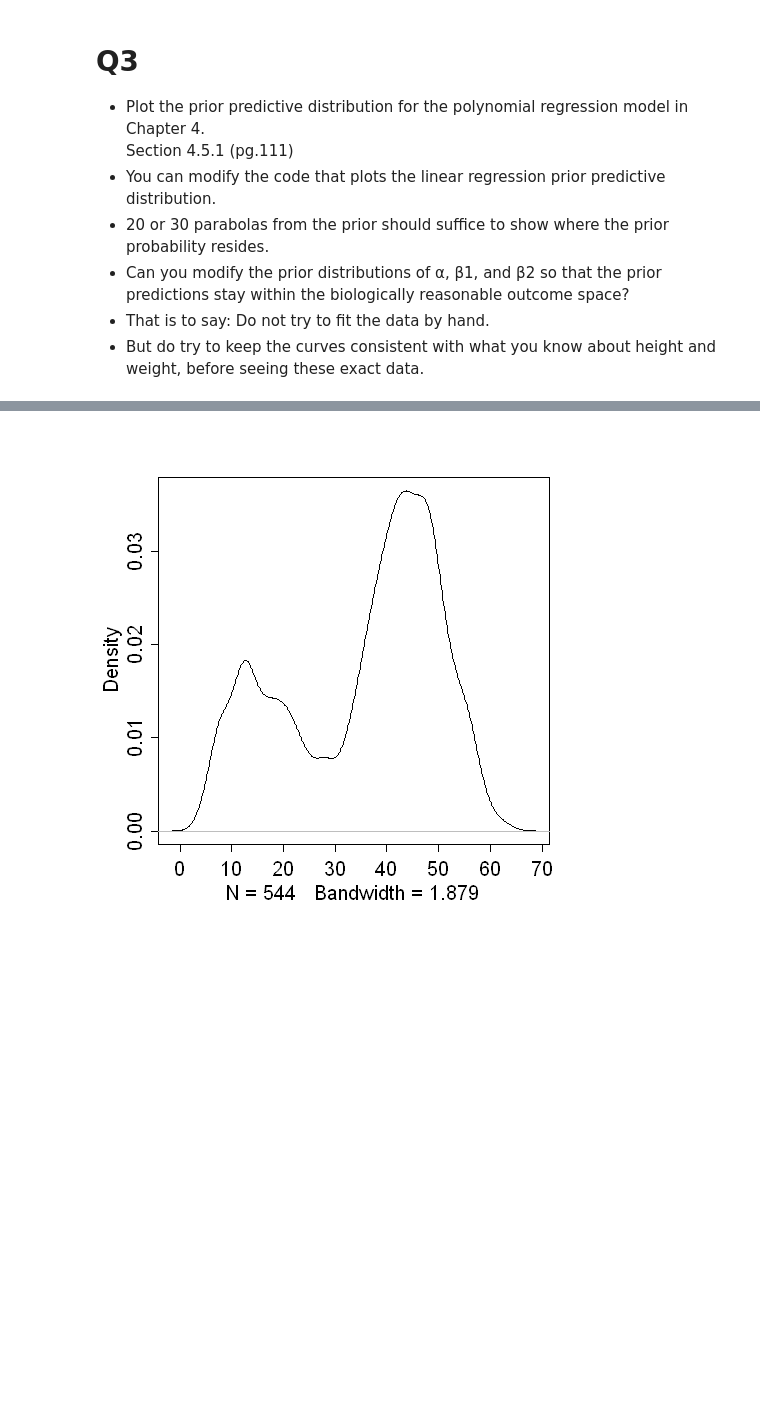
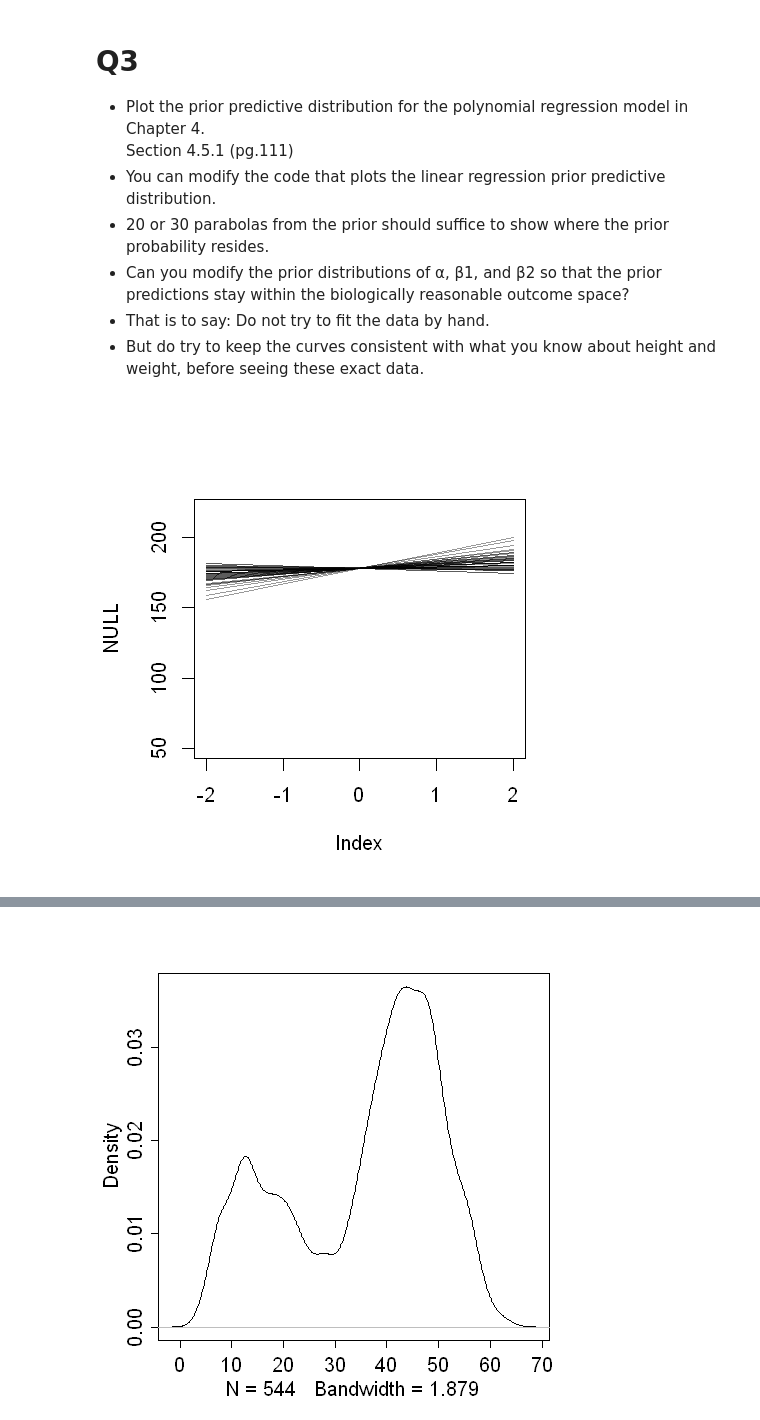
Before and after one commit to hvillamil3/statrethinking_winter2019, a Jupyter notebook: homework/Homework2.ipynb, the cells around one changed output, grey strips where cells are left out. Cells and saved outputs as stored; diff of their text form; code cells hidden in the pictures; blank space fills up the shorter version.

```diff
--- a/homework/Homework2.ipynb
+++ b/homework/Homework2.ipynb
@@ -124,10 +96,12 @@ rev.z.score <- function(x) {(138.263596323529)+x*(20.746888222142)}
 # %%
+# Plots
 plot( individual ~ height , list(
     height = rev.z.score(apply( sim.height , 2 , mean, prob=0.89 )),
     individual = c(1,2,3,4,5)
 ) , col=col.alpha(rangi2,1), xlim=c(120,170),
-     pch = 16 )
-for ( i in 1:5 )
+     pch = 16, main='individual ~ height')
+# extra remove brackets
+[for ( i in 1:5 )
     lines(x=c(rev.z.score(apply( sim.height , 2 , PI,  prob=0.89 )[i+(i-1)]),
               rev.z.score(apply( sim.height , 2 , PI,  prob=0.89 )[i+i])),
           y=c(i,i), lwd = 2 )
@@ -142,5 +116,5 @@ for ( i in 1:5 )
            lty=2,
            col=ifelse((i+(i-1)) %% 2 ==0,'blue','green'),
            lwd=0)
-abline(v = mean(d$height), col='red', lty=2, lwd=2)
+abline(v = mean(d$height), col='red', lty=2, lwd=2)]
 # %% [output]
@@ -263,13 +191,23 @@ abline(v = mean(d$height), col='red', lty=2, lwd=2)
 # %%
+# Plot 2 (zoom in)
 seq.w <- seq(3, 64, 1)
 
 sim.height_vs_data <- sim( model1 ,
-                          data = list(weight=z_score_log(log(seq.w))))
+                          data = list(log_weight=z_score_log(log(seq.w))))
 
-mu.height <- link(model1 , data = list(weight=z_score_log(log(seq.w))))
+mu.height <- link(model1 , data = list(log_weight=z_score_log(log(seq.w))))
 
 mu <- inv_z_score_log(apply( mu.height , 2 , mean ))
 
 mu.PI <- inv_z_score_log(apply( mu.height , 2 , PI, prob=0.89 ))
 
 height.PI <- inv_z_score_log(apply( sim.height_vs_data , 2 , PI, prob=0.89 ))
+
+plot(d$height~d$log_weight,
+     col=col.alpha(rangi2,0.5),
+     xlim=range(20,26),
+     ylim=range(110,130)
+    )
+lines(seq.w, mu )
+shade(mu.PI, seq.w )
+shade(height.PI, seq.w )
@@ -309,3 +234,27 @@ predictions stay within the biologically reasonable outcome space?
 - That is to say: Do not try to fit the data by hand.
 - But do try to keep the curves consistent with what you know about height and weight,
 before seeing these exact data.
+# %%
+library(rethinking)
+data(Howell1)
+d <- Howell1
+d$weight_s <- ( d$weight - mean(d$weight) )/sd(d$weight)
+d$weight_s2 <- d$weight_s^2
+m4.5 <- quap(
+alist(
+height ~ dnorm( mu , sigma ) ,
+mu <- a + b1*weight_s + b2*weight_s2 ,
+a ~ dnorm( 178 , 20 ) ,
+b1 ~ dlnorm( 0 , 1 ) ,
+b2 ~ dnorm( 0 , 1 ) ,
+sigma ~ dunif( 0 , 50 )
+) ,
+data=d )
+
+set.seed(10)
+prior <- extract.prior( m4.5 )
+mu <- link( m4.5 , post=prior , data=list( a=c(178,178), weight_s=c(-3,3), weight_s2=c(-3,3)))
+plot( NULL , xlim=c(-2,2) , ylim=c(50,220) )
+for ( i in 1:50 ) lines( c(-2,2) , mu[i,] , col=col.alpha("black",0.4) )
+# %% [output]
+[figure, added]
```
Also changed, not shown: parts of 40 cells of this notebook.
